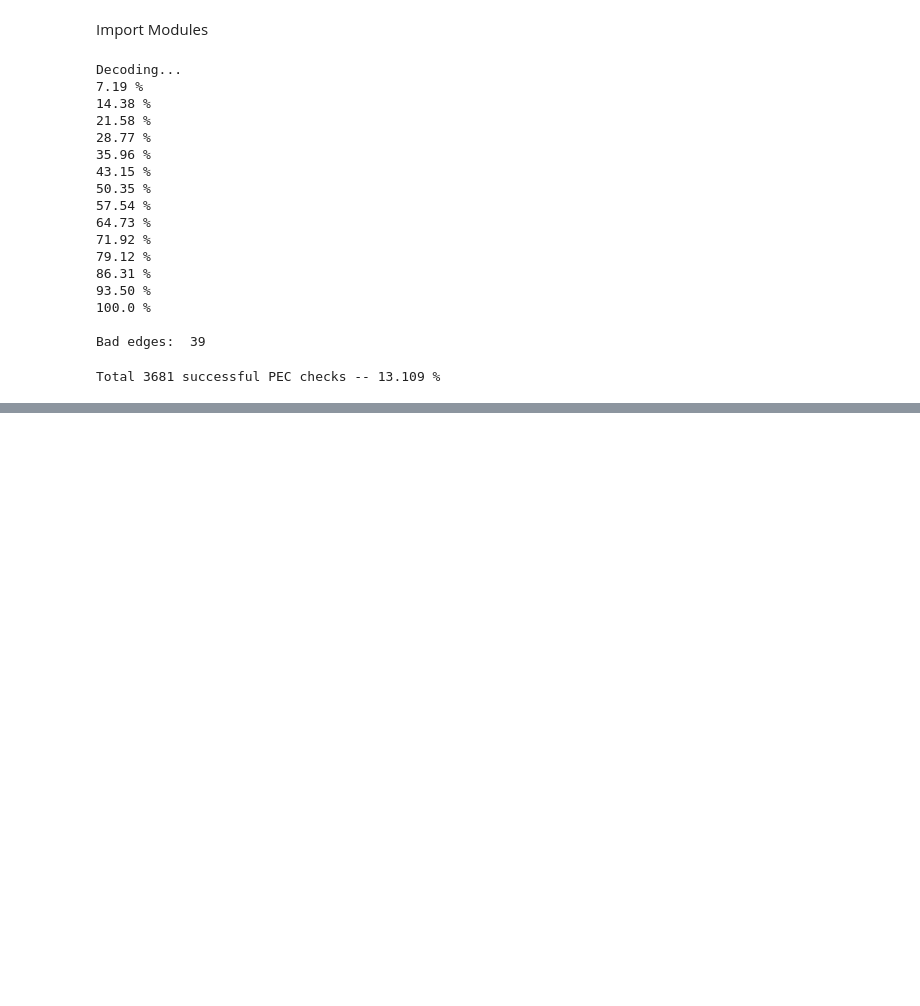
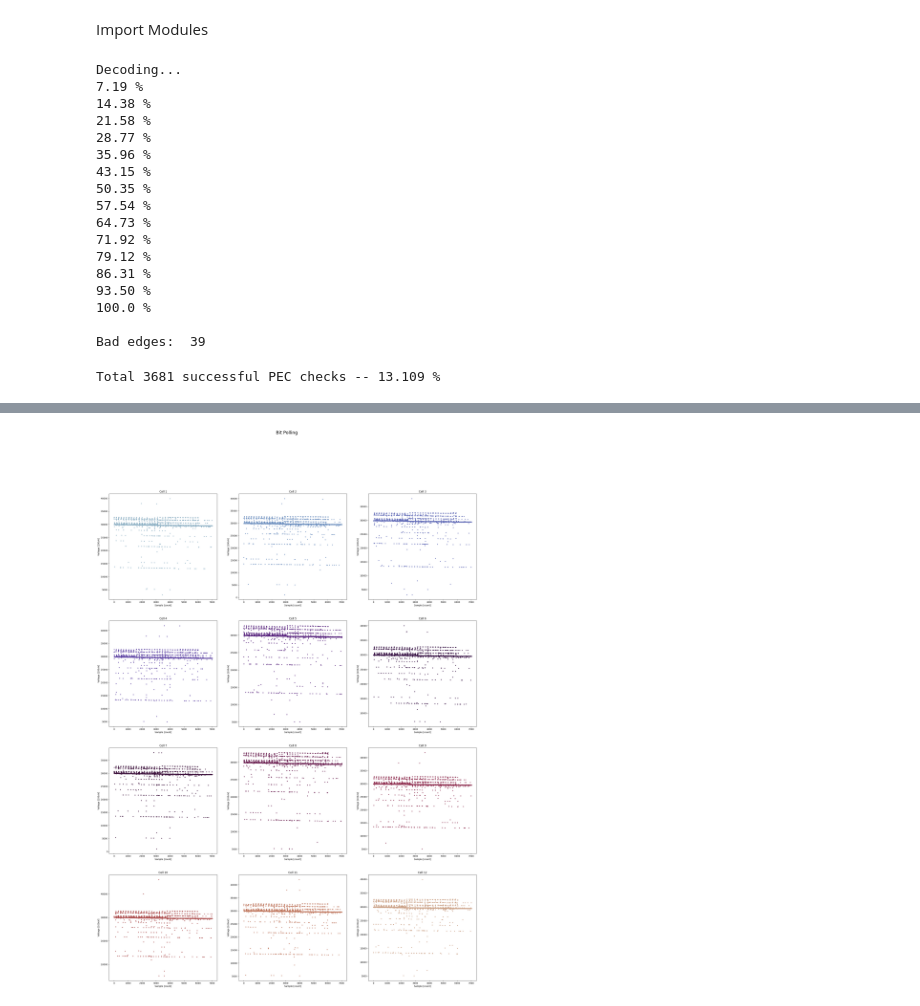
Before and after one commit to mns4595/ltc-comms-debug, a Jupyter notebook: bit-flip-mitigations.ipynb, the cells around one changed output, grey strips where cells are left out. Drawn from its saved outputs; the diff is of its cells as text; code cells hidden in the pictures; blank space fills up the shorter version.

```diff
--- a/bit-flip-mitigations.ipynb
+++ b/bit-flip-mitigations.ipynb
@@ -64,0 +136,18 @@ for i in range(0, kNumCells):
+# %%
+## Plots of processed data
+
+fig, axs = plt.subplots(ncols=3, nrows=4, figsize=(30, 40))
+fig.suptitle("Bit Polling", fontsize=20)
+colormap = mpl.colormaps['twilight'].resampled(120)
+c = colormap(np.linspace(0,1,16))
+t = np.arange(0, Vans.shape[0])
+for i in range(0, kNumCells):
+    plot = axs[int(i/3),int(i%3)]
+    plot.scatter(t, Vans[:,i], s=8, color=c[i+2])
+    plot.set_xlabel("Sample [count]")
+    plot.set_ylabel("Voltage [100uV]")
+    # plot.set_ylim([28000, 31000])
+    name = "Cell " + str(i+1)
+    plot.set_title(name)
+# %% [output]
+[figure, added]
```
Also changed, not shown: parts of 9 cells of this notebook, 1 other file.
